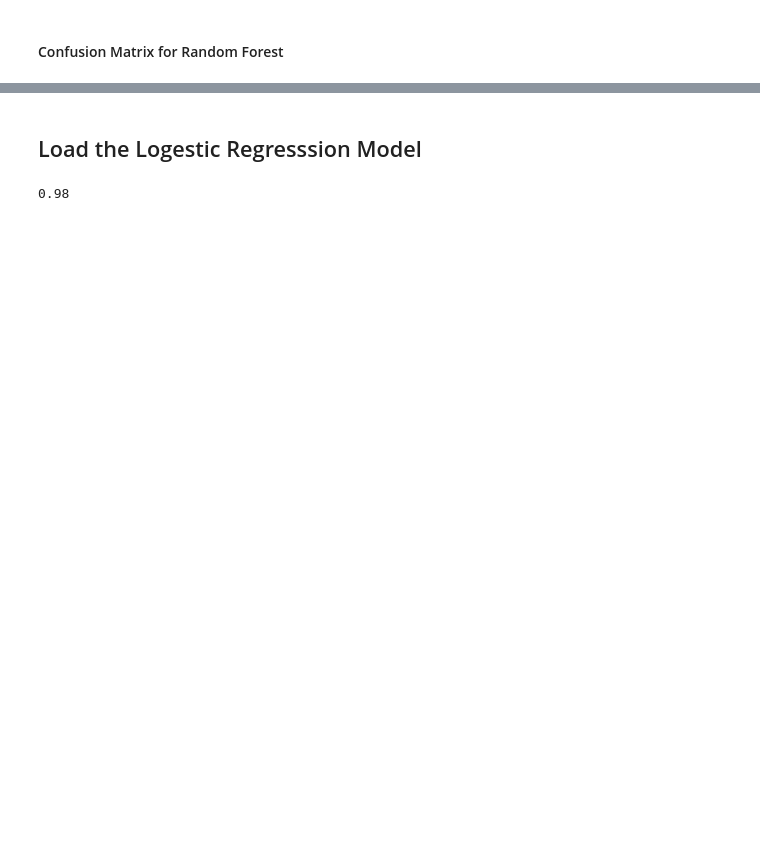
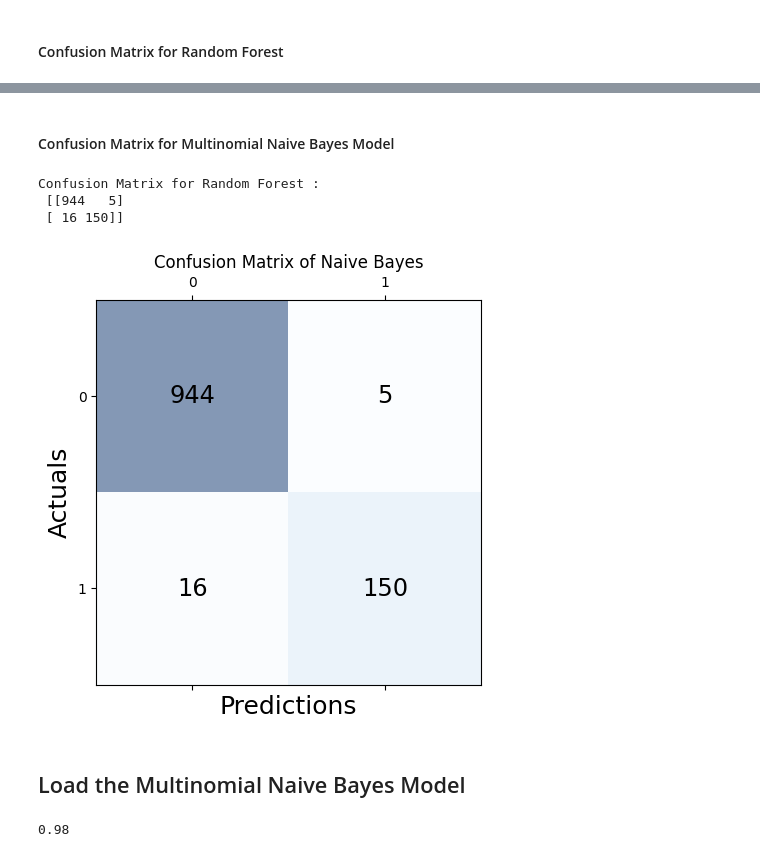
Before and after one commit to aliabdallah7/spam-detection, a Jupyter notebook: src.ipynb, the cells around one changed output, grey strips where cells are left out. Saved outputs shown, nothing was run; the diff lists cells and outputs as text; code cells hidden in the pictures; blank space fills up the shorter version.

```diff
--- a/src.ipynb
+++ b/src.ipynb
@@ -429,0 +338,8 @@ Confusion Matrix for Random Forest :
+# %%
+# Train a Naive Bayes classifier
+nb = MultinomialNB()
+nb.fit(x_train, y_train)
+y_pred_naive = nb.predict(x_test)
+print(classification_report(y_test, y_pred_naive))
+naiveAcc = accuracy_score(y_pred_naive,y_test)
+print('Naive Bayes model accuracy is: {:.2f}%'.format(naiveAcc*100))
@@ -430,3 +357,23 @@ Confusion Matrix for Random Forest :
+# %% [markdown]
+#### Confusion Matrix for Multinomial Naive Bayes Model
+# %%
+cm = metrics.confusion_matrix(y_test, y_pred_naive)
+print('Confusion Matrix for Random Forest :\n', cm, '\n')
+fig, ax = plt.subplots(figsize=(5, 5))
+ax.matshow(cm, cmap=plt.cm.Blues, alpha=0.5)
+for i in range(cm.shape[0]):
+    for j in range(cm.shape[1]):
+        ax.text(x=j, y=i,s=cm[i, j], va='center', ha='center', size='xx-large')
+
+plt.xlabel('Predictions', fontsize=18)
+plt.ylabel('Actuals', fontsize=18)
+plt.title('Confusion Matrix of Naive Bayes', fontsize=12)
+plt.show()
+# %% [output]
+Confusion Matrix for Random Forest :
+ [[944   5]
+ [ 16 150]]
+[figure, added]
 # %% [markdown]
-## Load the Logestic Regresssion Model
+## Load the Multinomial Naive Bayes Model
 # %%
```
Also changed, not shown: parts of 38 cells of this notebook, 6 other files.
